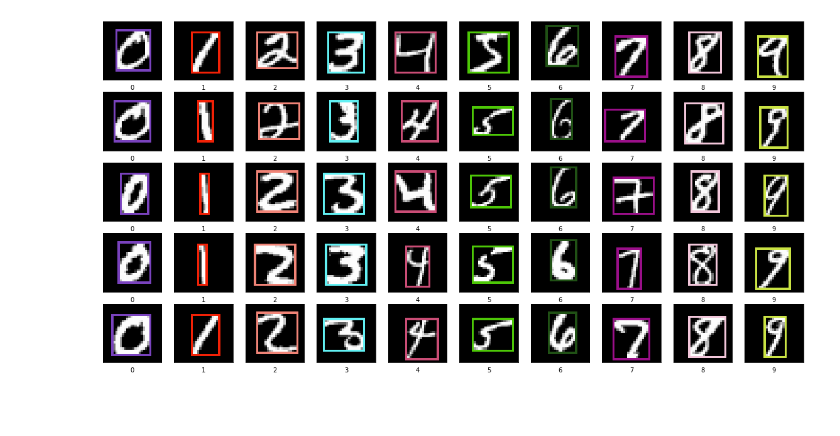
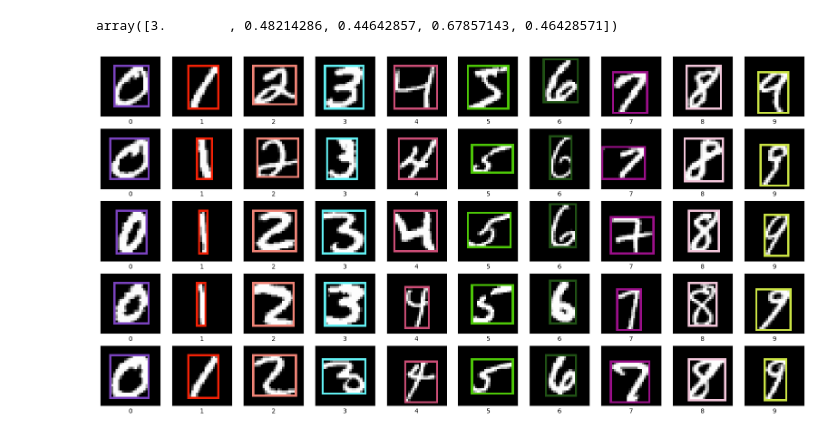
Before and after one commit to Matthew-Weisberg/MNIST_ObjectDetection_Dataset, a Jupyter notebook: MNIST Object Localization.ipynb, the cells around one changed output. Saved outputs shown, nothing was run; the diff lists cells and outputs as text; code cells hidden in the pictures; blank space fills up the shorter version.

```diff
--- a/MNIST Object Localization.ipynb
+++ b/MNIST Object Localization.ipynb
@@ -17,3 +17,5 @@ def generate_random_rgb():
 
 random.seed(3)
 rgb_dict_with_function = {i: generate_random_rgb() for i in range(10)}
+# %%
+CC = False
@@ -129,23 +168,28 @@ def draw_grid_on_image(image, grid_height, grid_width):
 # %%
 x_train_bboxes = []
 for object in x_train:
-    x_train_bboxes.append(find_bbox(object))
+    x_train_bboxes.append(find_bbox(object, corner_coordinates=CC))
 x_train_bboxes = np.array(x_train_bboxes)
 
 y_train_bboxes = np.hstack([y_train, x_train_bboxes])
 
 x_test_bboxes = []
 for object in x_test:
-    x_test_bboxes.append(find_bbox(object))
+    x_test_bboxes.append(find_bbox(object, corner_coordinates=CC))
 x_test_bboxes = np.array(x_test_bboxes)
 
 y_test_bboxes = np.hstack([y_test, x_test_bboxes])
+# %%
+y_train_bboxes[10]
+# %% [output]
+array([3.        , 0.48214286, 0.44642857, 0.67857143, 0.46428571])
 # %%
 plot_mnist_objects_with_bbox(x_train,
                             y_train_bboxes,
-                            label_color_map=rgb_dict_with_function)
+                            label_color_map=rgb_dict_with_function,
+                            corner_coordinates=CC)
 # %% [output]
-[figure, old version]
+[figure, new version]
 # %%
 def generate_noisy_image(size=(128, 128),
                          intensity = 128):
```
Also changed, not shown: parts of 9 cells of this notebook.
